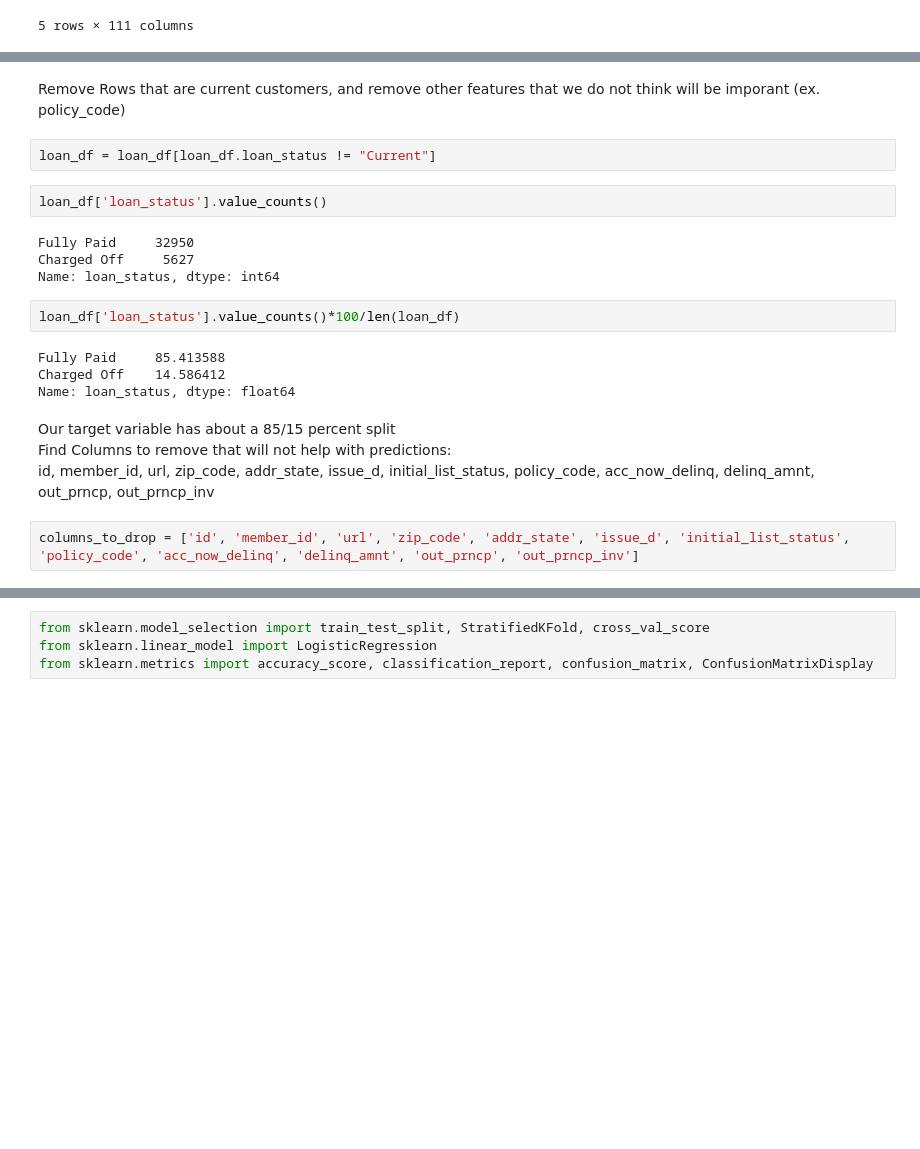
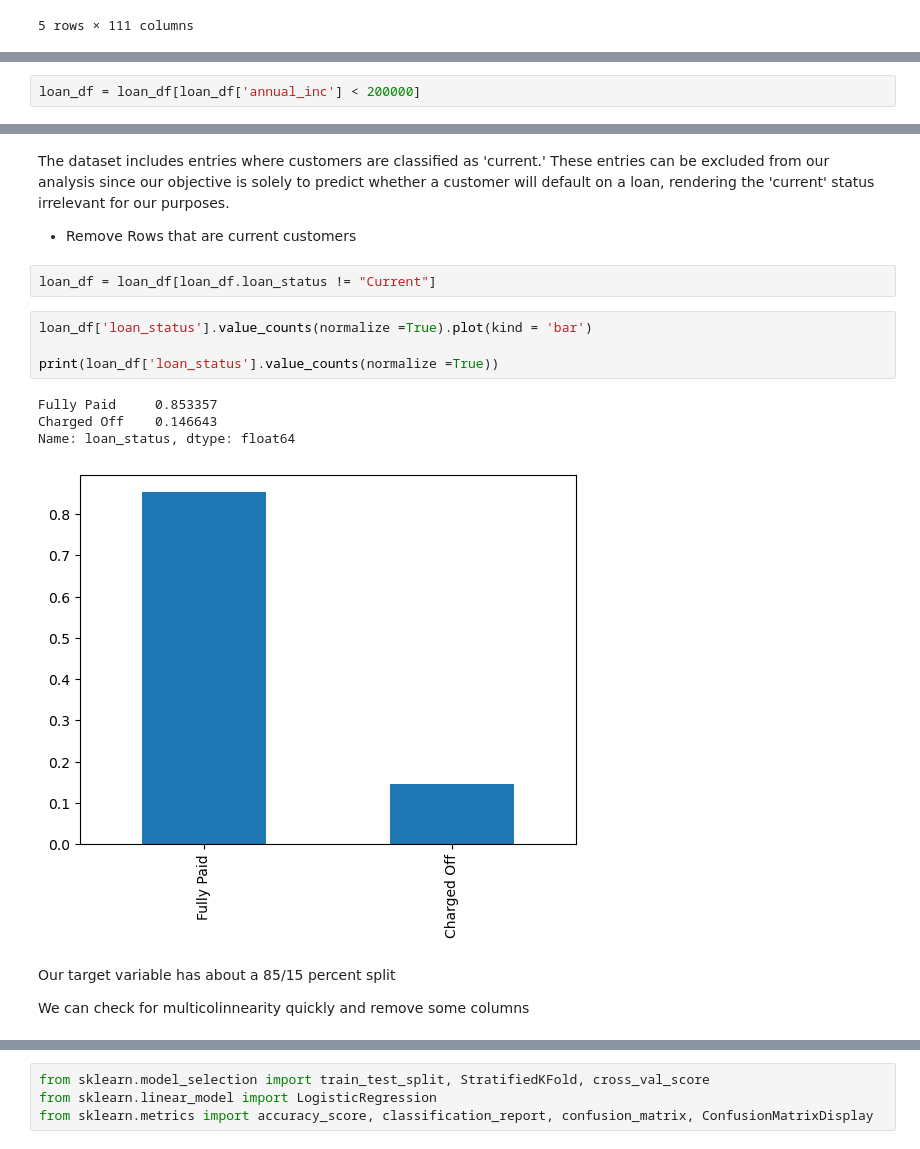
Before and after one commit to ntran119/data_projects, a Jupyter notebook: 2024_Predicting_Loans.ipynb, the cells around one changed output, grey strips where cells are left out. Saved outputs shown, nothing was run; the diff lists cells and outputs as text; blank space fills up the shorter version.

```diff
--- a/2024_Predicting_Loans.ipynb
+++ b/2024_Predicting_Loans.ipynb
@@ -159,3 +136,5 @@ Loan Status is our target variable
+# %%
+loan_df = loan_df[loan_df['annual_inc'] < 200000]
 # %%
 # check distribution of loan status
 loan_df['loan_status'].value_counts()
@@ -166,23 +145,19 @@ Current         1140
 Name: loan_status, dtype: int64
-# %% [markdown]
-Remove Rows that are current customers, and remove other features that we do not think will be imporant (ex. policy_code)
+# %% [markdown]
+The dataset includes entries where customers are classified as 'current.' These entries can be excluded from our analysis since our objective is solely to predict whether a customer will default on a loan, rendering the 'current' status irrelevant for our purposes.
+- Remove Rows that are current customers
 # %%
 loan_df = loan_df[loan_df.loan_status != "Current"]
-# %%
-loan_df['loan_status'].value_counts()
-# %% [output]
-Fully Paid     32950
-Charged Off     5627
-Name: loan_status, dtype: int64
-# %%
-loan_df['loan_status'].value_counts()*100/len(loan_df)
-# %% [output]
-Fully Paid     85.413588
-Charged Off    14.586412
-Name: loan_status, dtype: float64
-# %% [markdown]
-Our target variable has about a 85/15 percent split <br>
-Find Columns to remove that will not help with predictions: <br>
-id, member_id, url, zip_code, addr_state, issue_d, initial_list_status, policy_code, acc_now_delinq, delinq_amnt, out_prncp, out_prncp_inv <br>
-# %%
-columns_to_drop = ['id', 'member_id', 'url', 'zip_code', 'addr_state', 'issue_d', 'initial_list_status', 'policy_code', 'acc_now_delinq', 'delinq_amnt', 'out_prncp', 'out_prncp_inv']
+# %%
+loan_df['loan_status'].value_counts(normalize =True).plot(kind = 'bar')
+
+print(loan_df['loan_status'].value_counts(normalize =True))
+# %% [output]
+Fully Paid     0.853357
+Charged Off    0.146643
+Name: loan_status, dtype: float64
+[figure, added]
+# %% [markdown]
+Our target variable has about a 85/15 percent split <br>
+
+We can check for multicolinnearity quickly and remove some columns
```
Also changed, not shown: parts of 79 cells of this notebook.
